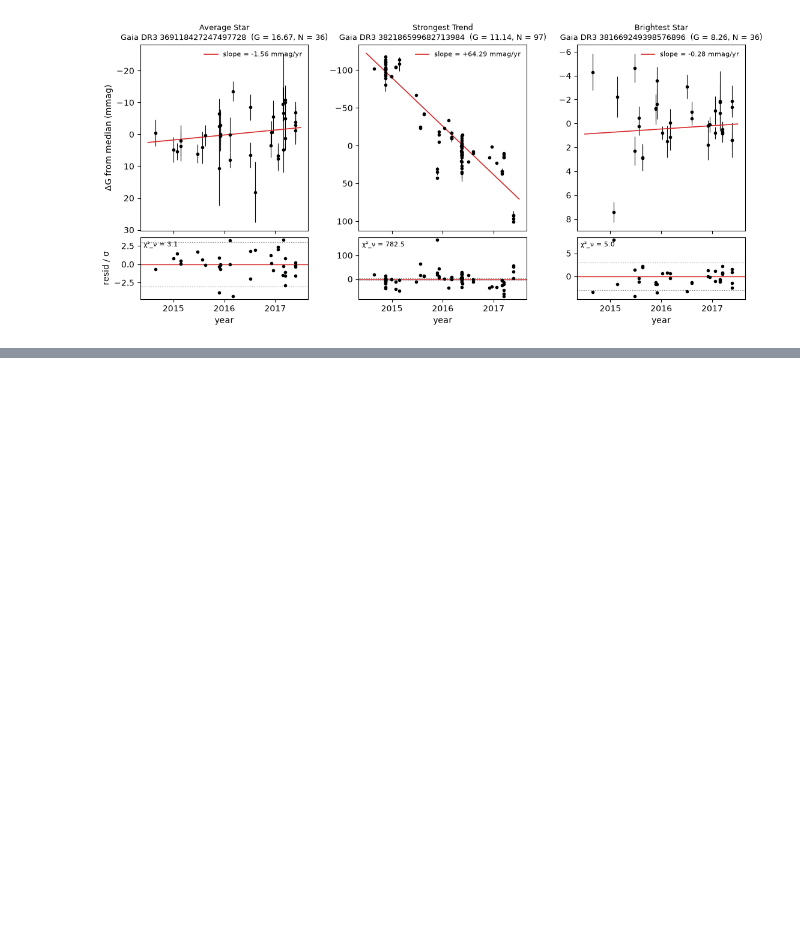
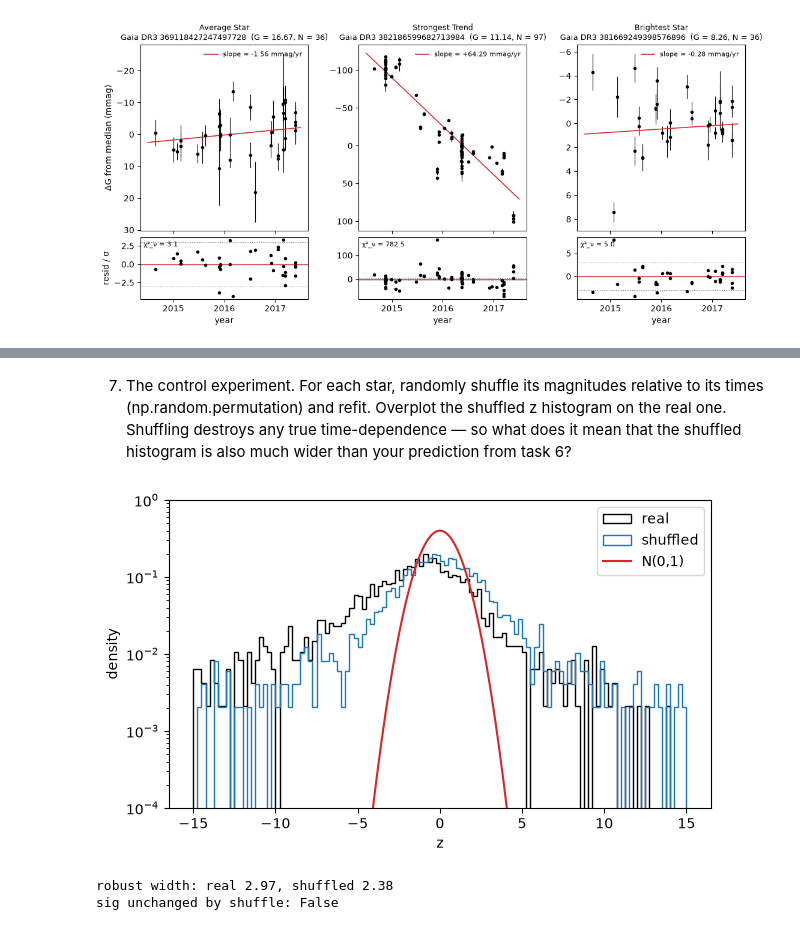
Before and after one commit to Y1nfinity/Astrostatistics, a Jupyter notebook: Gaiadata.ipynb, the cells around one changed output, grey strips where cells are left out. Drawn from its saved outputs; the diff is of its cells as text; code cells hidden in the pictures; blank space fills up the shorter version.

```diff
--- a/Gaiadata.ipynb
+++ b/Gaiadata.ipynb
@@ -103,0 +181,24 @@ print({k: int(ids[i]) for k, i in picks.items()})
+# %% [markdown]
+7. The control experiment. For each star, randomly shuffle its magnitudes relative
+to its times (np.random.permutation) and refit. Overplot the shuffled z histogram on
+the real one. Shuffling destroys any true time-dependence — so what does it mean
+that the shuffled histogram is also much wider than your prediction from task 6?
+# %%
+rng = np.random.default_rng(42)
+perms = [rng.permutation(k) for k in n]     # generate once, reuse in task 8
+s_sh, sig_sh = fit_all(perms=perms)
+z_sh = s_sh / sig_sh
+
+plt.figure(figsize=(7, 4))
+plt.hist(z, bins, density=True, histtype="step", color="k", label="real")
+plt.hist(z_sh, bins, density=True, histtype="step", color="C0", label="shuffled")
+plt.plot(x, scipy.stats.norm.pdf(x), "C3", label="N(0,1)")
+plt.yscale("log"); plt.ylim(1e-4, 1)
+plt.xlabel("z"); plt.ylabel("density"); plt.legend()
+plt.show()
+print(f"robust width: real {rwidth(z):.2f}, shuffled {rwidth(z_sh):.2f}")
+print("sig unchanged by shuffle:", np.allclose(sig, sig_sh))
+# %% [output]
+[figure, added]
+robust width: real 2.97, shuffled 2.38
+sig unchanged by shuffle: False
```
Also changed, not shown: parts of 15 cells of this notebook.
